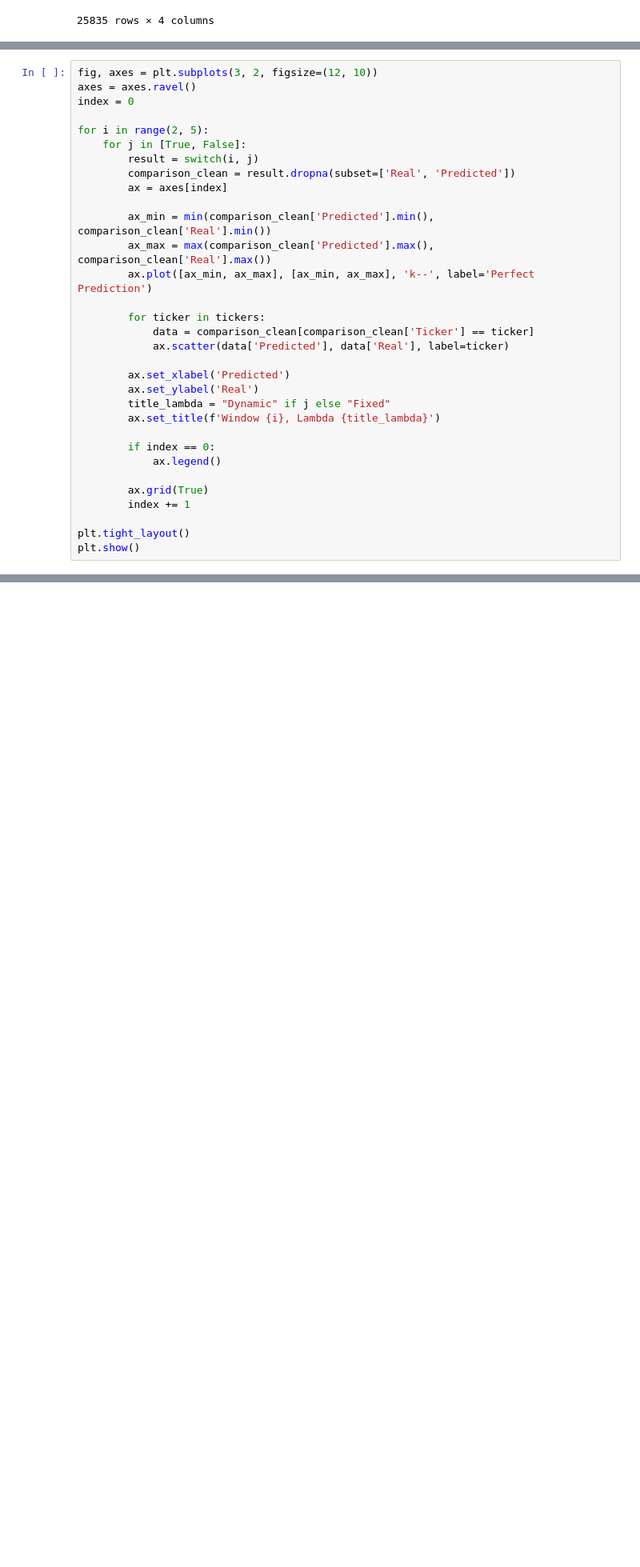
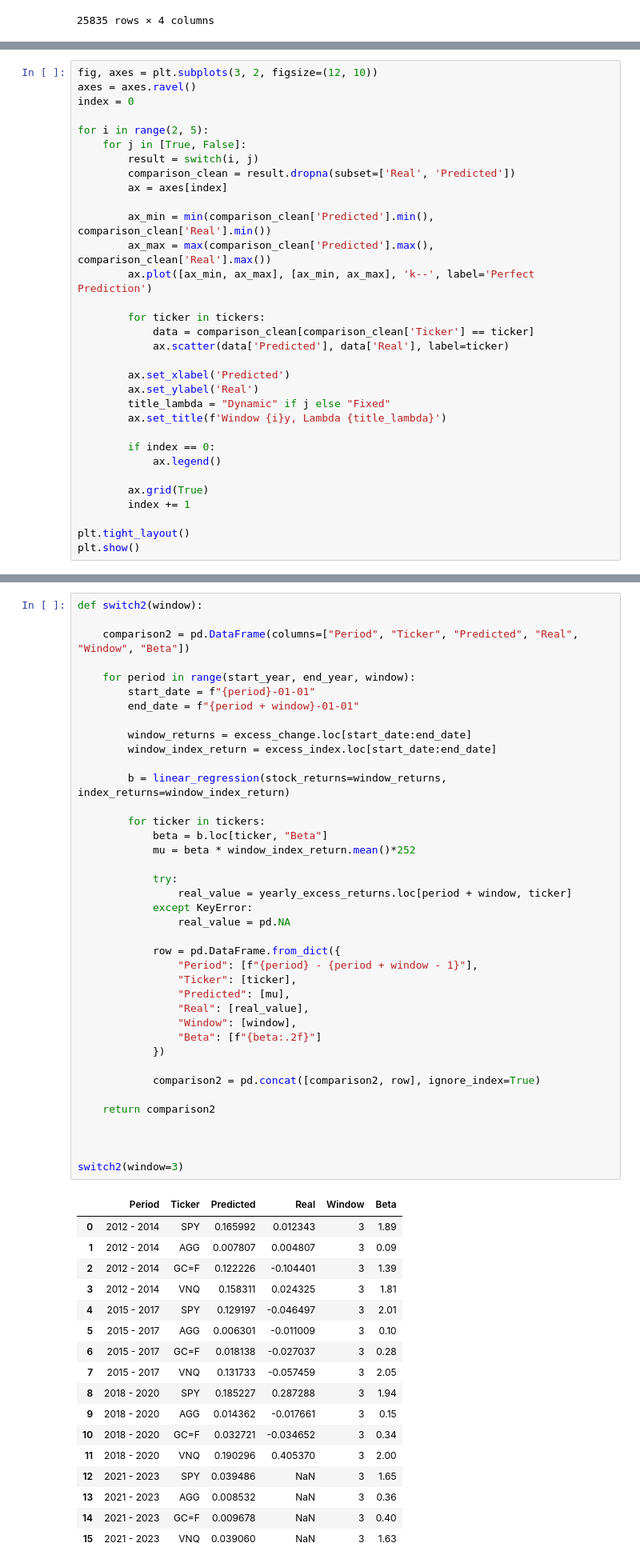
Before and after one commit to evucelic/EQ-Performance-Backtesting, a Jupyter notebook: project.ipynb, the cells around one changed output, grey strips where cells are left out. Shown at 80% size. Cells and saved outputs as stored; diff of their text form; blank space fills up the shorter version.

```diff
--- a/project.ipynb
+++ b/project.ipynb
@@ -358,7 +380,7 @@ for i in range(2, 5):
         ax.set_xlabel('Predicted')
         ax.set_ylabel('Real')
         title_lambda = "Dynamic" if j else "Fixed"
-        ax.set_title(f'Window {i}, Lambda {title_lambda}')
+        ax.set_title(f'Window {i}y, Lambda {title_lambda}')
 
         if index == 0:
             ax.legend()
@@ -372,0 +397,57 @@ plt.show()
+# %%
+def switch2(window):
+
+    comparison2 = pd.DataFrame(columns=["Period", "Ticker", "Predicted", "Real", "Window", "Beta"])
+
+    for period in range(start_year, end_year, window):
+        start_date = f"{period}-01-01"
+        end_date = f"{period + window}-01-01"
+
+        window_returns = excess_change.loc[start_date:end_date]
+        window_index_return = excess_index.loc[start_date:end_date]
+
+        b = linear_regression(stock_returns=window_returns, index_returns=window_index_return)
+
+        for ticker in tickers:
+            beta = b.loc[ticker, "Beta"]
+            mu = beta * window_index_return.mean()*252
+
+            try:
+                real_value = yearly_excess_returns.loc[period + window, ticker]
+            except KeyError:
+                real_value = pd.NA
+
+            row = pd.DataFrame.from_dict({
+                "Period": [f"{period} - {period + window - 1}"],
+                "Ticker": [ticker],
+                "Predicted": [mu],
+                "Real": [real_value],
+                "Window": [window],
+                "Beta": [f"{beta:.2f}"]
+            })
+
+            comparison2 = pd.concat([comparison2, row], ignore_index=True)
+
+    return comparison2
+
+
+
+switch2(window=3)
+# %% [output]
+|  | Period | Ticker | Predicted | Real | Window | Beta |
+| 0 | 2012 - 2014 | SPY | 0.165992 | 0.012343 | 3 | 1.89 |
+| 1 | 2012 - 2014 | AGG | 0.007807 | 0.004807 | 3 | 0.09 |
+| 2 | 2012 - 2014 | GC=F | 0.122226 | -0.104401 | 3 | 1.39 |
+| 3 | 2012 - 2014 | VNQ | 0.158311 | 0.024325 | 3 | 1.81 |
+| 4 | 2015 - 2017 | SPY | 0.129197 | -0.046497 | 3 | 2.01 |
+| 5 | 2015 - 2017 | AGG | 0.006301 | -0.011009 | 3 | 0.10 |
+| 6 | 2015 - 2017 | GC=F | 0.018138 | -0.027037 | 3 | 0.28 |
+| 7 | 2015 - 2017 | VNQ | 0.131733 | -0.057459 | 3 | 2.05 |
+| 8 | 2018 - 2020 | SPY | 0.185227 | 0.287288 | 3 | 1.94 |
+| 9 | 2018 - 2020 | AGG | 0.014362 | -0.017661 | 3 | 0.15 |
+| 10 | 2018 - 2020 | GC=F | 0.032721 | -0.034652 | 3 | 0.34 |
+| 11 | 2018 - 2020 | VNQ | 0.190296 | 0.405370 | 3 | 2.00 |
+| 12 | 2021 - 2023 | SPY | 0.039486 | NaN | 3 | 1.65 |
+| 13 | 2021 - 2023 | AGG | 0.008532 | NaN | 3 | 0.36 |
+| 14 | 2021 - 2023 | GC=F | 0.009678 | NaN | 3 | 0.40 |
+| 15 | 2021 - 2023 | VNQ | 0.039060 | NaN | 3 | 1.63 |
```
Also changed, not shown: parts of 3 cells of this notebook.
